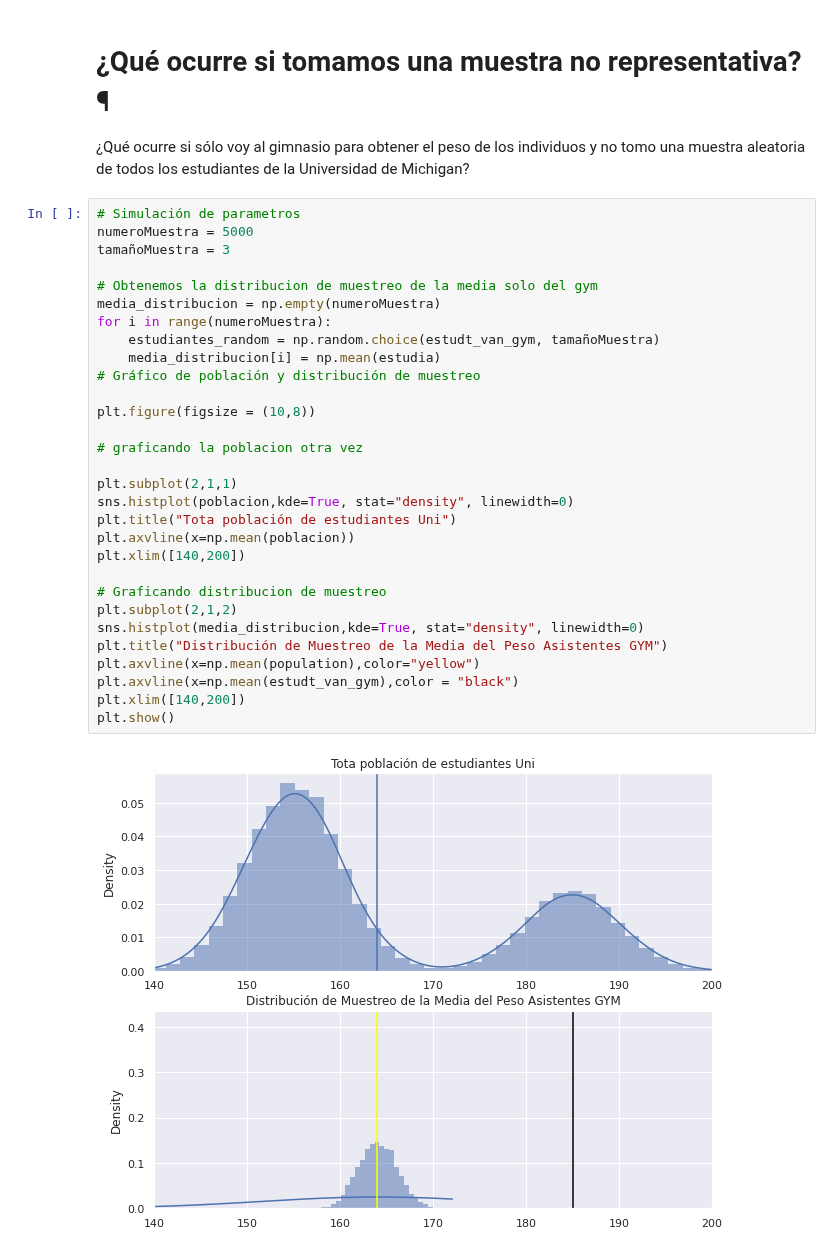
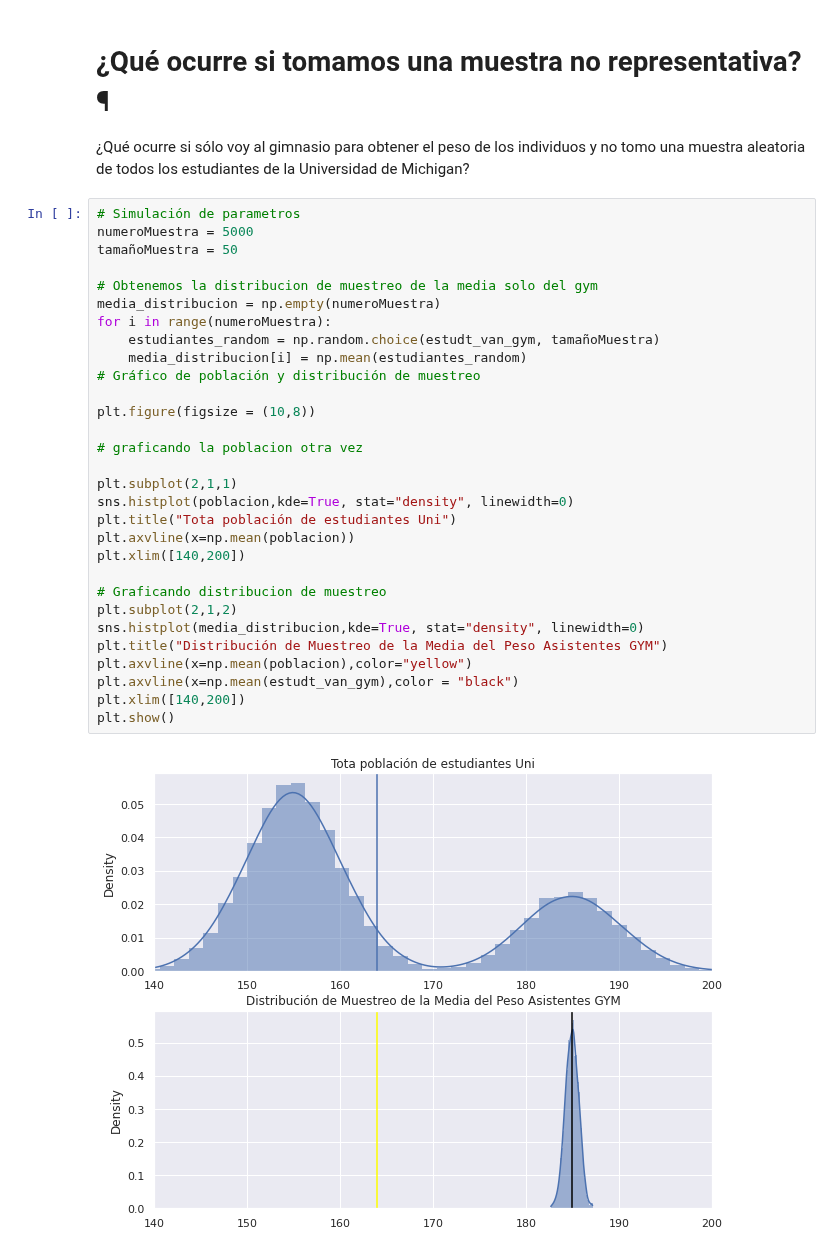
Before and after one commit to onavarrete04/Introduccion-Ciencia-Datos, a Jupyter notebook: 19. Ejercicio Muestreo Población No Probabilistica.ipynb, the cells around one changed output. Saved outputs shown, nothing was run; the diff lists cells and outputs as text.

```diff
--- a/19. Ejercicio Muestreo Población No Probabilistica.ipynb
+++ b/19. Ejercicio Muestreo Población No Probabilistica.ipynb
@@ -95,32 +106,32 @@ plt.show()
 # %%
 # Simulación de parametros
 numeroMuestra = 5000
-tamañoMuestra = 3
+tamañoMuestra = 50
 
 # Obtenemos la distribucion de muestreo de la media solo del gym
 media_distribucion = np.empty(numeroMuestra)
 for i in range(numeroMuestra):
     estudiantes_random = np.random.choice(estudt_van_gym, tamañoMuestra)
-    media_distribucion[i] = np.mean(estudia)
+    media_distribucion[i] = np.mean(estudiantes_random)
 # Gráfico de población y distribución de muestreo
 
 plt.figure(figsize = (10,8))
 
 # graficando la poblacion otra vez
 
 plt.subplot(2,1,1)
 sns.histplot(poblacion,kde=True, stat="density", linewidth=0)
 plt.title("Tota población de estudiantes Uni")
 plt.axvline(x=np.mean(poblacion))
 plt.xlim([140,200])
 
 # Graficando distribucion de muestreo
 plt.subplot(2,1,2)
 sns.histplot(media_distribucion,kde=True, stat="density", linewidth=0)
 plt.title("Distribución de Muestreo de la Media del Peso Asistentes GYM")
-plt.axvline(x=np.mean(population),color="yellow")
+plt.axvline(x=np.mean(poblacion),color="yellow")
 plt.axvline(x=np.mean(estudt_van_gym),color = "black")
 plt.xlim([140,200])
 plt.show()
 # %% [output]
-[figure, old version]
+[figure, new version]
```
Also changed, not shown: parts of 3 cells of this notebook, 1 other file.
